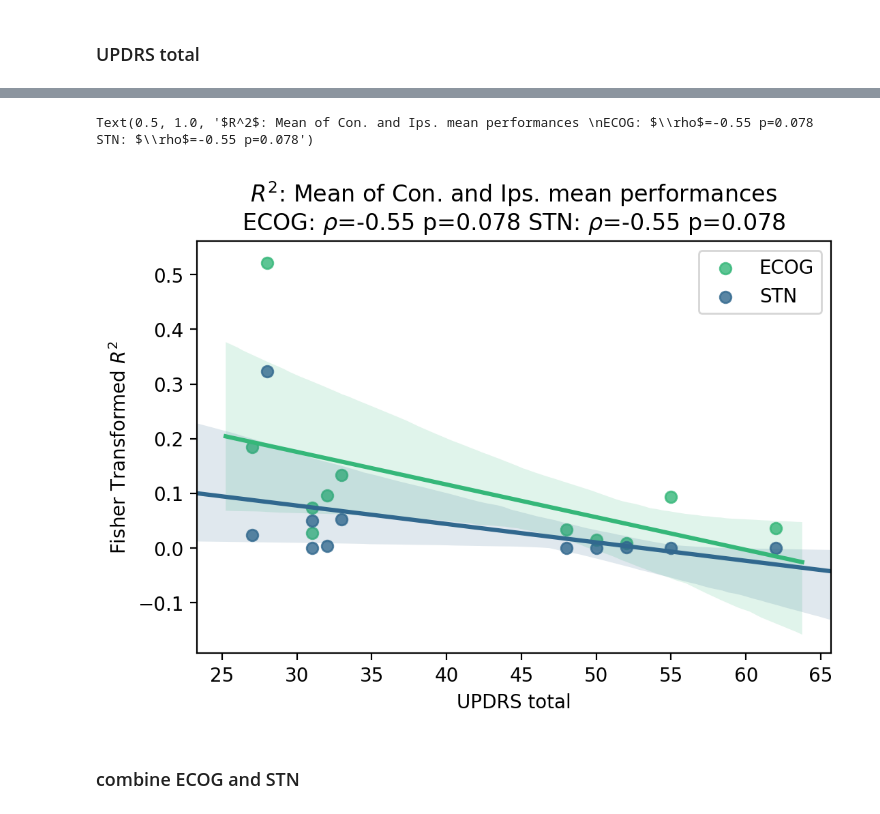
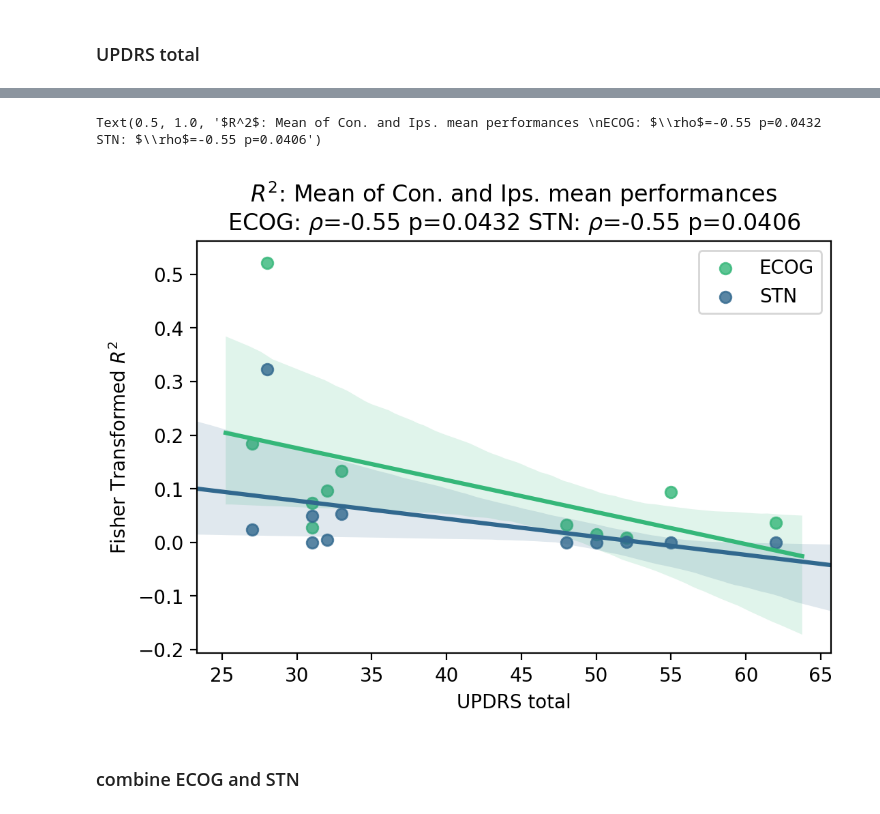
Before and after one commit to neuromodulation/icn, a Jupyter notebook: ECOG_vs_STN/Results_Analysis/stat_paper.ipynb, the cells around one changed output, grey strips where cells are left out. Drawn from its saved outputs; the diff is of its cells as text; code cells hidden in the pictures.

```diff
--- a/ECOG_vs_STN/Results_Analysis/stat_paper.ipynb
+++ b/ECOG_vs_STN/Results_Analysis/stat_paper.ipynb
@@ -256,3 +262,5 @@ Covariance Type:            nonrobust
 
 Warnings:
 [1] Standard Errors assume that the covariance matrix of the errors is correctly specified.
+# %%
+rho_ECOG, p_val_ECOG = icn_permutation_test.permutationTestSpearmansRho(df_comp_ECOG["r2"], df_comp_ECOG["pred"], True,r"$\rho$", 10000)
@@ -258,0 +269,2 @@ Warnings:
+# %%
+rho_STN, p_val_STN = icn_permutation_test.permutationTestSpearmansRho(df_comp_STN["r2"], df_comp_STN["pred"], True,r"$\rho$", 10000)
@@ -259,16 +273,17 @@ Warnings:
 # %%
 plt.figure(figsize=(6,4), dpi=200)
 
 sns.regplot(x="pred", y="r2", data=df_comp_ECOG, color=(53/255,183/255,121/255), label="ECOG")
 sns.regplot(x="pred", y="r2", data=df_comp_STN,  color=(49/255,104/255,142/255), label="STN")
 plt.legend()
 plt.xlabel("UPDRS total")
 plt.ylabel("Fisher Transformed " + r"$R^2$")
 plt.title(r"$R^2$"+": Mean of Con. and Ips. mean performances \n"+\
-          "ECOG: "r"$\rho$"+"=-0.55 p=0.078"+" STN: "r"$\rho$"+"=-0.55 p=0.078")
+          "ECOG: "r"$\rho$"+"="+str(np.round(rho_ECOG,2))+" p=" +str(p_val_ECOG)+\
+          " STN: "r"$\rho$"+"="+str(np.round(rho_STN,2))+" p=" +str(p_val_STN))
 # %% [output]
-Text(0.5, 1.0, '$R^2$: Mean of Con. and Ips. mean performances \nECOG: $\\rho$=-0.55 p=0.078 STN: $\\rho$=-0.55 p=0.078')
+Text(0.5, 1.0, '$R^2$: Mean of Con. and Ips. mean performances \nECOG: $\\rho$=-0.55 p=0.0432 STN: $\\rho$=-0.55 p=0.0406')
-[figure, old version]
+[figure, new version]
 # %% [markdown]
 ### combine ECOG and STN
 # %%
```
Also changed, not shown: parts of 71 cells of this notebook, 4 other files.
